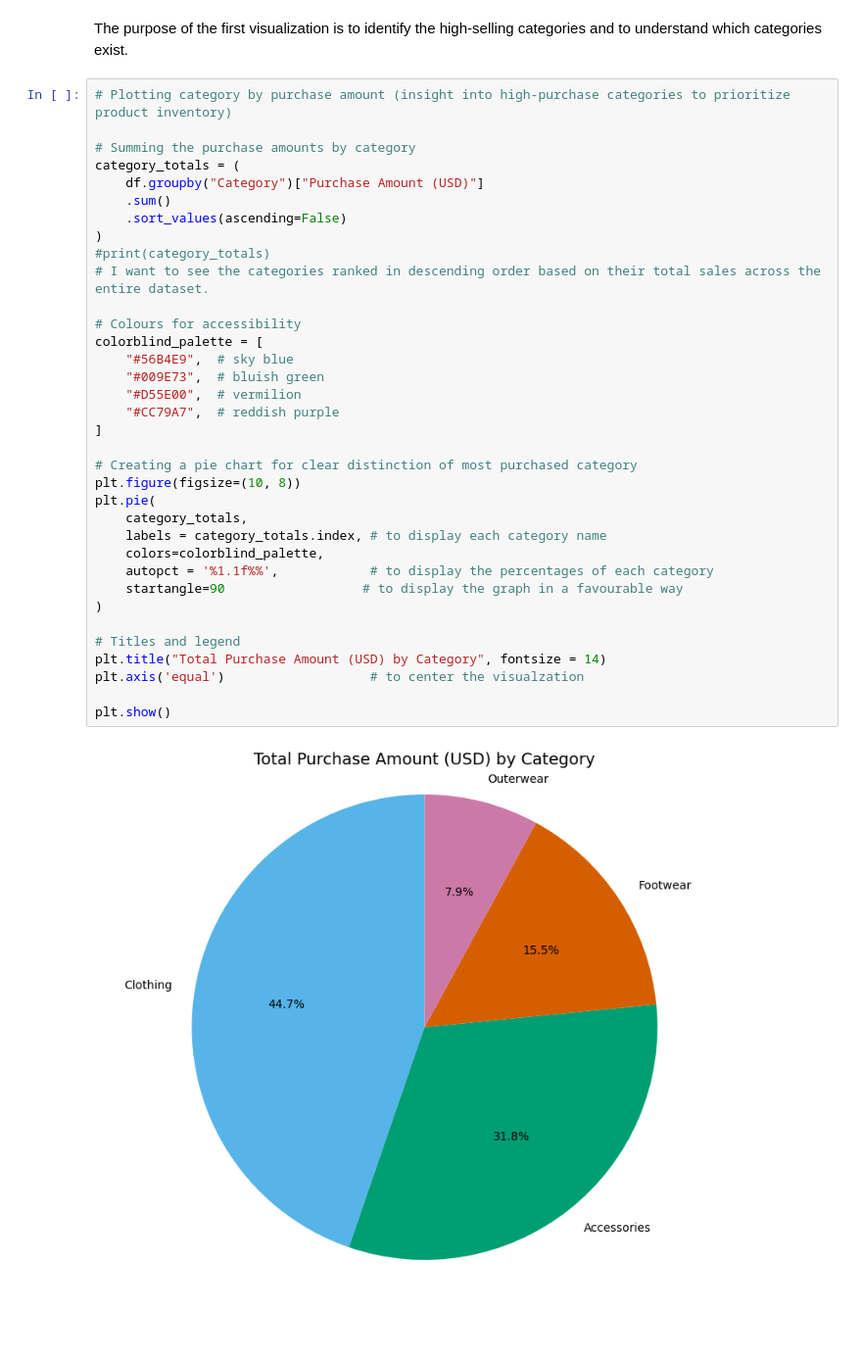
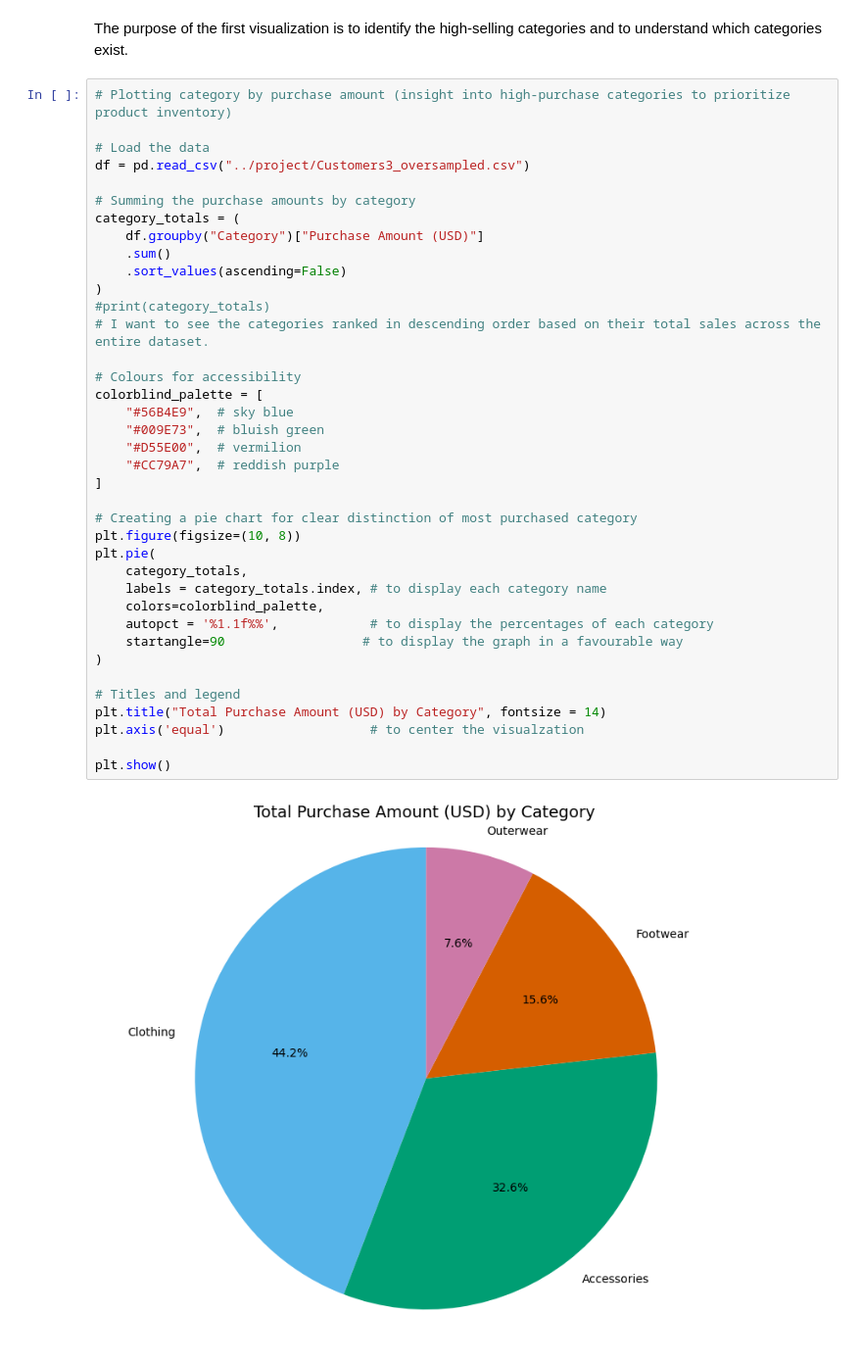
Before and after one commit to andreaholstein/Data-Science-Capstone, a Jupyter notebook: src/project/dds_visualizations.ipynb, the cells around one changed output. Shown at 98% size. Cells and saved outputs as stored; diff of their text form; blank space fills up the shorter version.

Commit message:
dds final visualizations and reporting (#14)
* dds final visualizations and reporting

* Changes to layout

---------

Co-authored-by: andrea <andrea.gitcommit@gmail.com>

```diff
--- a/src/project/dds_visualizations.ipynb
+++ b/src/project/dds_visualizations.ipynb
@@ -49,6 +14,9 @@ array(['Clothing', 'Footwear', 'Outerwear', 'Accessories'], dtype=object)
 The purpose of the first visualization is to identify the high-selling categories and to understand which categories exist.
 # %%
 # Plotting category by purchase amount (insight into high-purchase categories to prioritize product inventory)
+
+# Load the data
+df = pd.read_csv("../project/Customers3_oversampled.csv")
 
 # Summing the purchase amounts by category
 category_totals = (
@@ -56,31 +24,31 @@ category_totals = (
     .sum()
     .sort_values(ascending=False)
 )
 #print(category_totals)
 # I want to see the categories ranked in descending order based on their total sales across the entire dataset.
 
 # Colours for accessibility
 colorblind_palette = [
     "#56B4E9",  # sky blue
     "#009E73",  # bluish green
     "#D55E00",  # vermilion
     "#CC79A7",  # reddish purple
 ]
 
 # Creating a pie chart for clear distinction of most purchased category
 plt.figure(figsize=(10, 8))
 plt.pie(
     category_totals,
     labels = category_totals.index, # to display each category name
     colors=colorblind_palette,
     autopct = '%1.1f%%',            # to display the percentages of each category
     startangle=90                  # to display the graph in a favourable way
 )
 
 # Titles and legend
 plt.title("Total Purchase Amount (USD) by Category", fontsize = 14)
 plt.axis('equal')                   # to center the visualzation
 
 plt.show()
 # %% [output]
-[figure, old version]
+[figure, new version]
```
Also changed, not shown: parts of 15 cells of this notebook, 1 other file.
